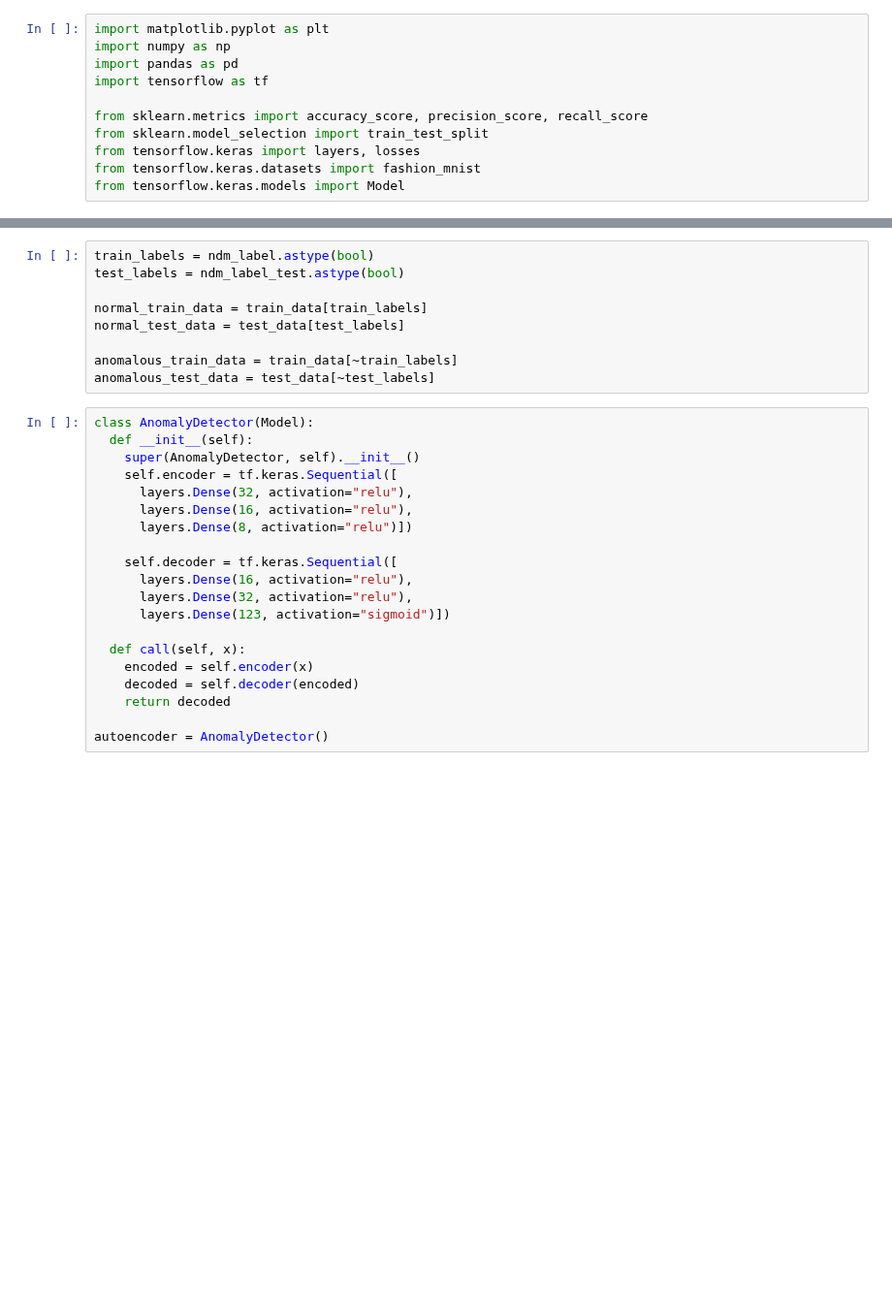
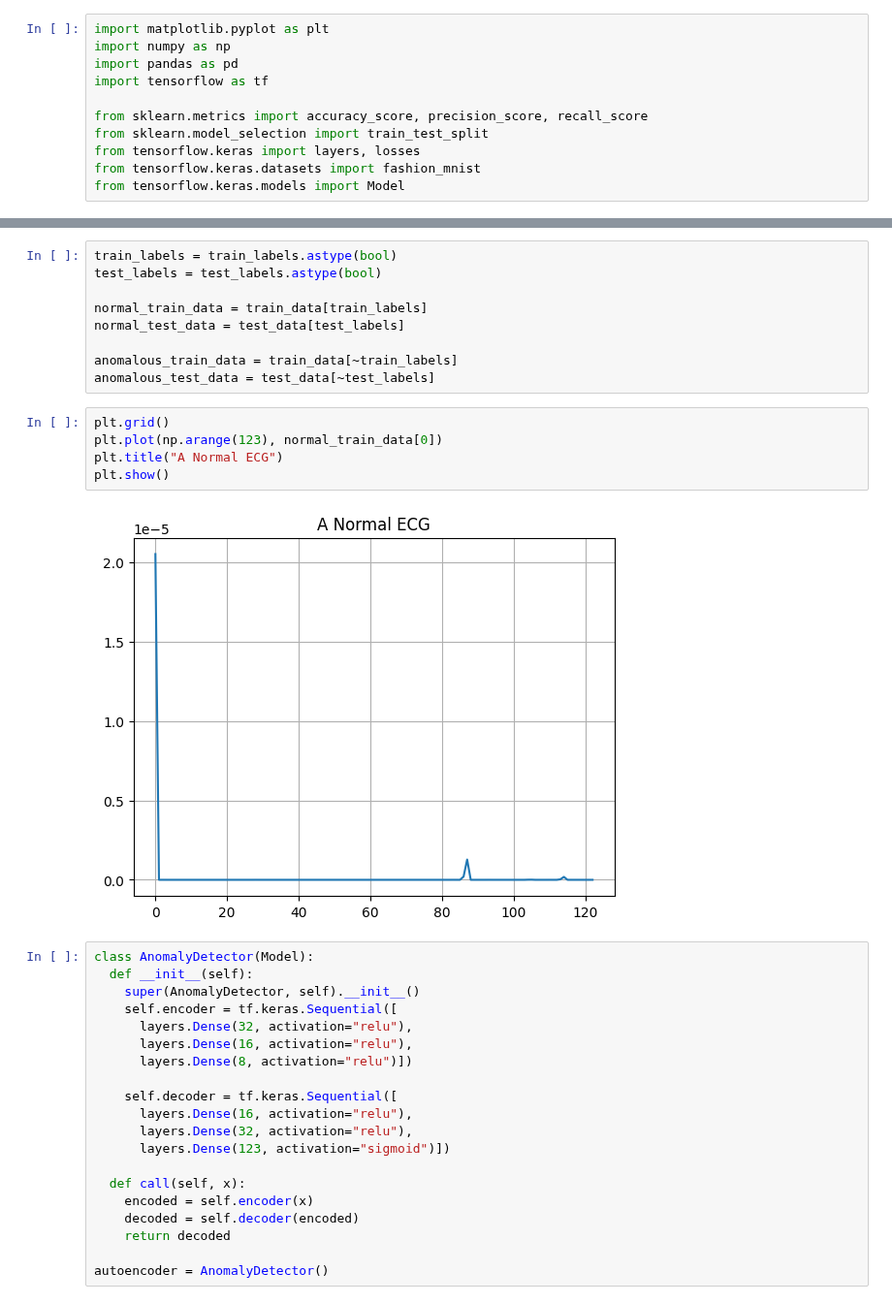
Before and after one commit to joshuapalicka/network-anomaly-detection, a Jupyter notebook: autoencoder_classifier.ipynb, the cells around one changed output, grey strips where cells are left out. Shown at 97% size. Saved outputs shown, nothing was run; the diff lists cells and outputs as text; blank space fills up the shorter version.

```diff
--- a/autoencoder_classifier.ipynb
+++ b/autoencoder_classifier.ipynb
@@ -36,12 +48,19 @@ test_data = tf.cast(test_data, tf.float32)
 # %%
-train_labels = ndm_label.astype(bool)
-test_labels = ndm_label_test.astype(bool)
+train_labels = train_labels.astype(bool)
+test_labels = test_labels.astype(bool)
 
 normal_train_data = train_data[train_labels]
 normal_test_data = test_data[test_labels]
 
 anomalous_train_data = train_data[~train_labels]
 anomalous_test_data = test_data[~test_labels]
+# %%
+plt.grid()
+plt.plot(np.arange(123), normal_train_data[0])
+plt.title("A Normal ECG")
+plt.show()
+# %% [output]
+[figure, added]
 # %%
 class AnomalyDetector(Model):
   def __init__(self):
```
Also changed, not shown: parts of 11 cells of this notebook, 2 other files.
